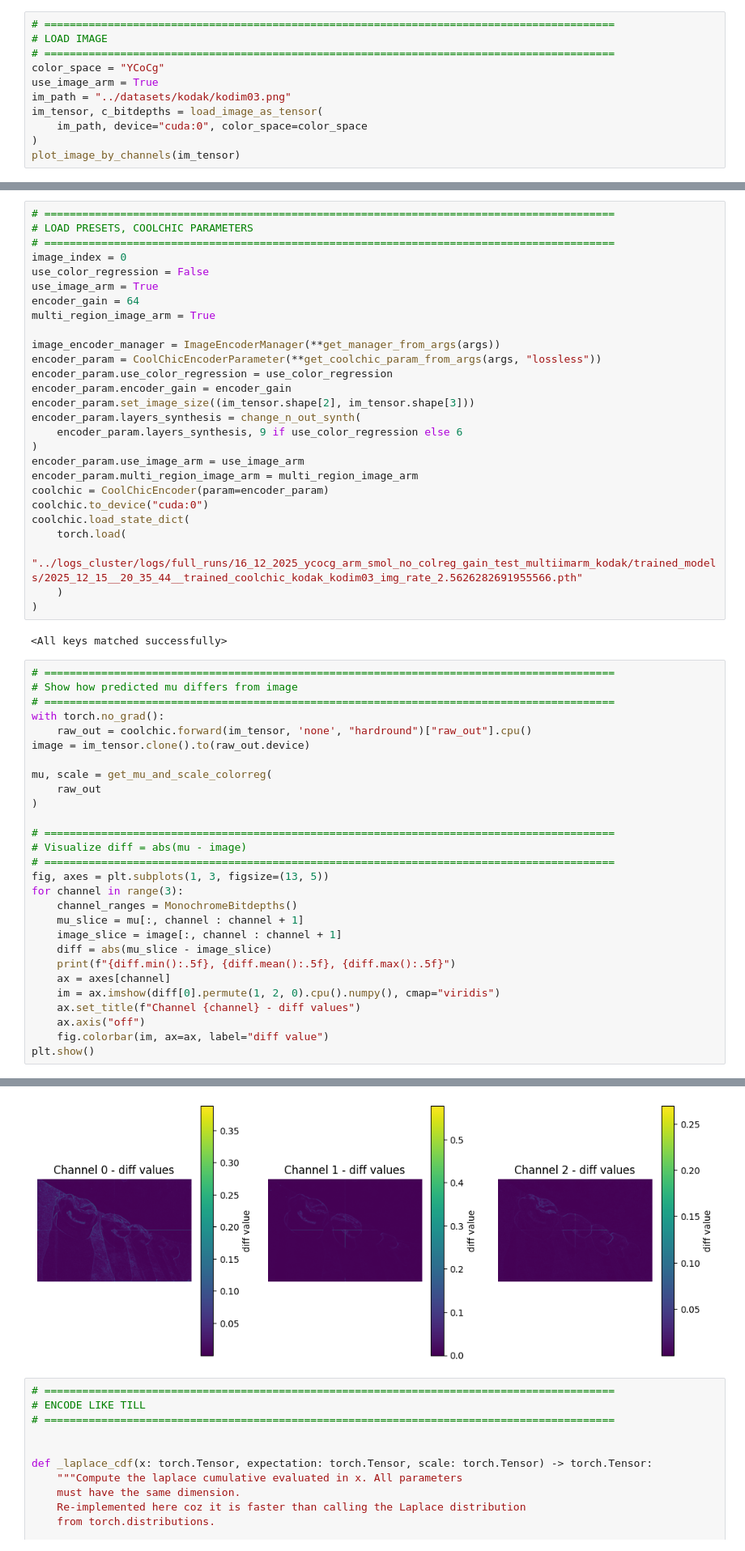
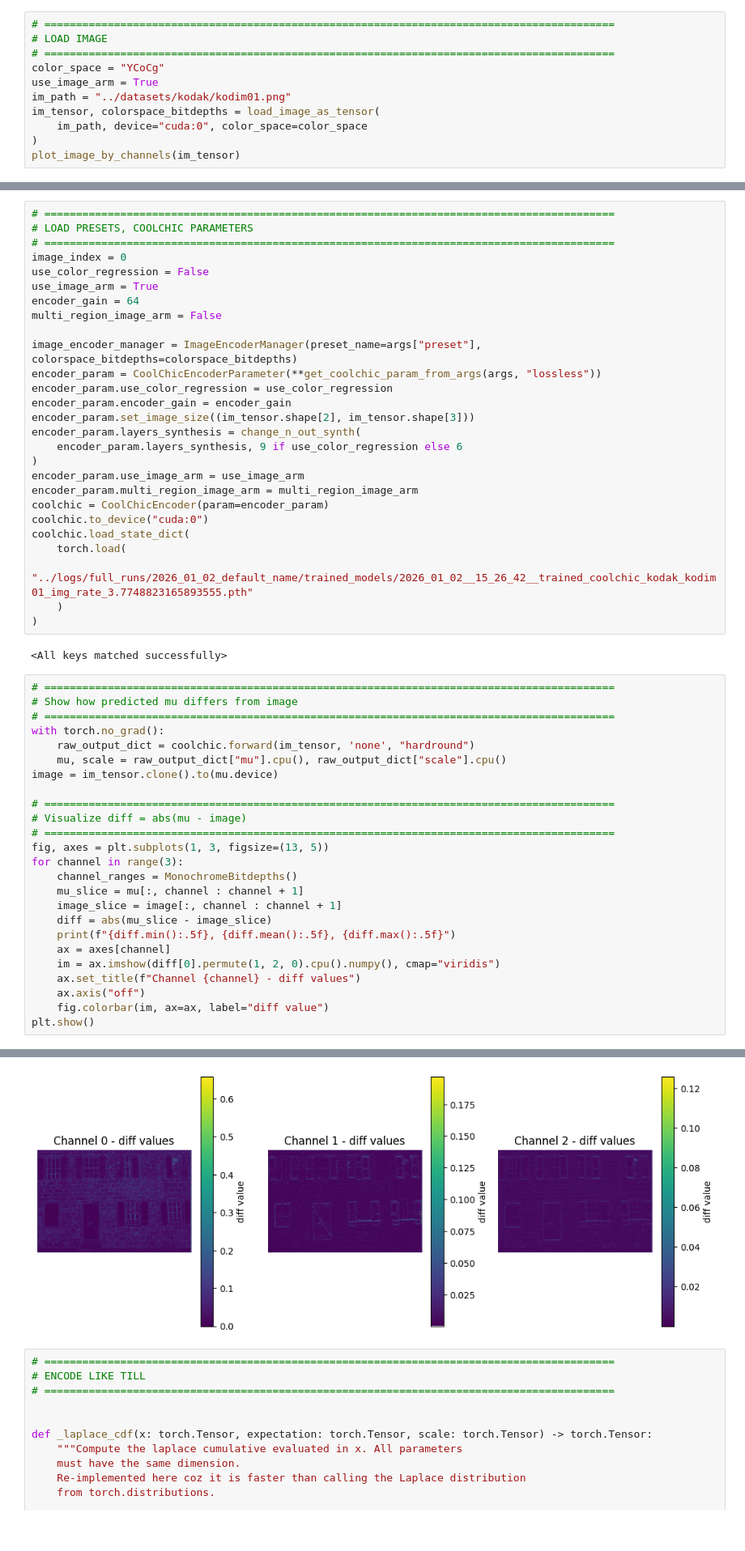
Before and after one commit to Qwedux/Cool-Chic, a Jupyter notebook: coolchic/testing/encode_decode_parallel_visualizations.ipynb, the cells around one changed output, grey strips where cells are left out. Shown at 81% size. Drawn from its saved outputs; the diff is of its cells as text.

Commit message:
Feat: Preliminary encode/decode to disk

```diff
--- a/coolchic/testing/encode_decode_parallel_visualizations.ipynb
+++ b/coolchic/testing/encode_decode_parallel_visualizations.ipynb
@@ -136,8 +135,8 @@ logp_image(np.linspace(-0.5, 0.5, 100), np.linspace(-10.0, 13.8154, 100))
 # ==========================================================================================
 color_space = "YCoCg"
 use_image_arm = True
-im_path = "../datasets/kodak/kodim03.png"
-im_tensor, c_bitdepths = load_image_as_tensor(
+im_path = "../datasets/kodak/kodim01.png"
+im_tensor, colorspace_bitdepths = load_image_as_tensor(
     im_path, device="cuda:0", color_space=color_space
 )
 plot_image_by_channels(im_tensor)
@@ -152,9 +151,9 @@ image_index = 0
 use_color_regression = False
 use_image_arm = True
 encoder_gain = 64
-multi_region_image_arm = True
+multi_region_image_arm = False
 
-image_encoder_manager = ImageEncoderManager(**get_manager_from_args(args))
+image_encoder_manager = ImageEncoderManager(preset_name=args["preset"], colorspace_bitdepths=colorspace_bitdepths)
 encoder_param = CoolChicEncoderParameter(**get_coolchic_param_from_args(args, "lossless"))
 encoder_param.use_color_regression = use_color_regression
 encoder_param.encoder_gain = encoder_gain
@@ -168,7 +167,7 @@ coolchic = CoolChicEncoder(param=encoder_param)
 coolchic.to_device("cuda:0")
 coolchic.load_state_dict(
     torch.load(
-        "../logs_cluster/logs/full_runs/16_12_2025_ycocg_arm_smol_no_colreg_gain_test_multiimarm_kodak/trained_models/2025_12_15__20_35_44__trained_coolchic_kodak_kodim03_img_rate_2.5626282691955566.pth"
+        "../logs/full_runs/2026_01_02_default_name/trained_models/2026_01_02__15_26_42__trained_coolchic_kodak_kodim01_img_rate_3.7748823165893555.pth"
     )
 )
 # %% [output]
@@ -178,12 +177,9 @@ coolchic.load_state_dict(
 # Show how predicted mu differs from image
 # ==========================================================================================
 with torch.no_grad():
-    raw_out = coolchic.forward(im_tensor, 'none', "hardround")["raw_out"].cpu()
-image = im_tensor.clone().to(raw_out.device)
-
-mu, scale = get_mu_and_scale_colorreg(
-    raw_out
-)
+    raw_output_dict = coolchic.forward(im_tensor, 'none', "hardround")
+    mu, scale = raw_output_dict["mu"].cpu(), raw_output_dict["scale"].cpu()
+image = im_tensor.clone().to(mu.device)
 
 # ==========================================================================================
 # Visualize diff = abs(mu - image)
@@ -208,4 +204,4 @@ plt.show()
-[figure, old version]
+[figure, new version]
 # %%
 # ==========================================================================================
 # ENCODE LIKE TILL
```
Also changed, not shown: parts of 11 cells of this notebook, 17 other files.
